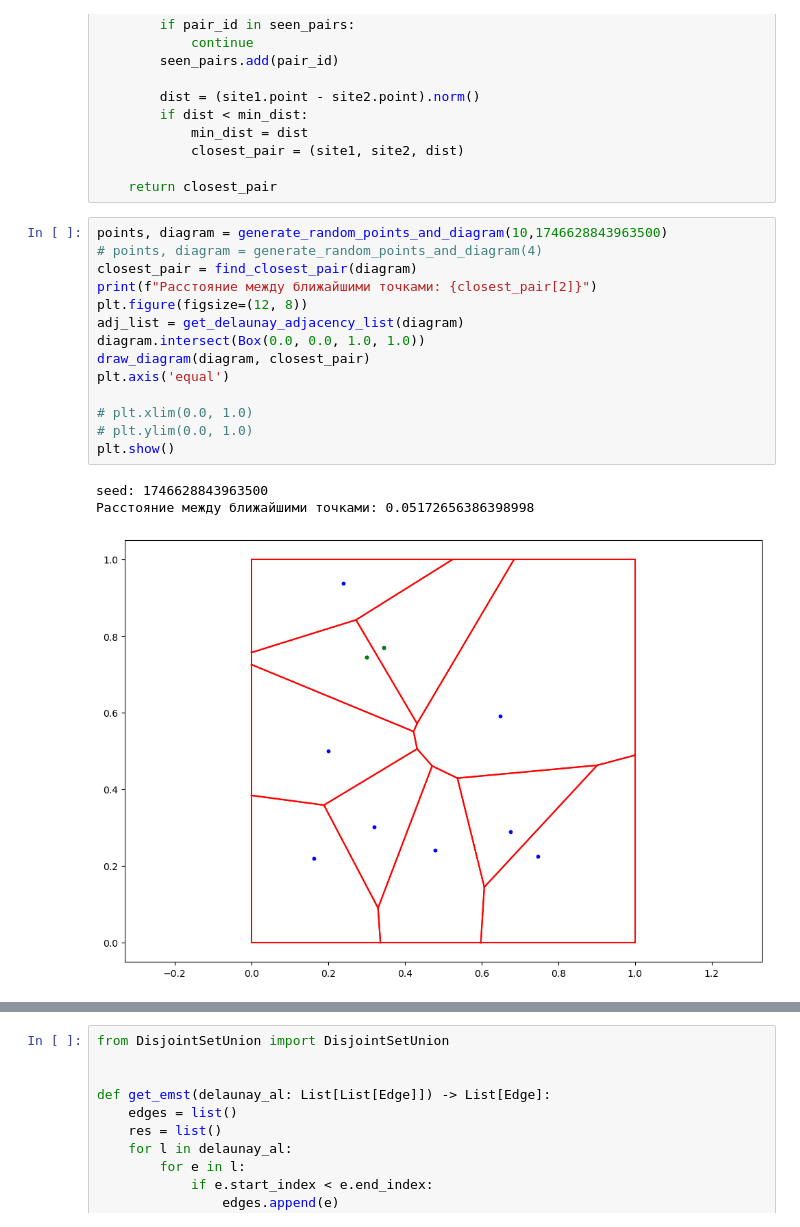
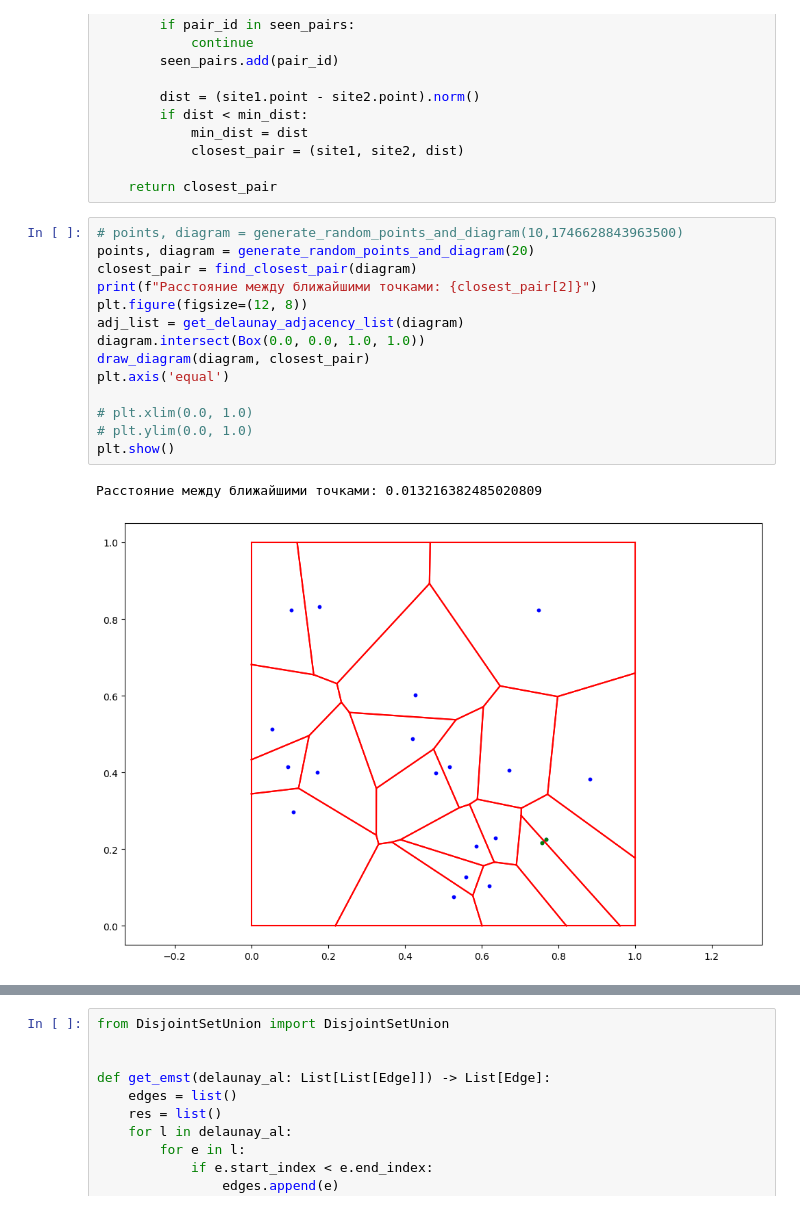
Before and after one commit to fish-from-SanDiego/geom-labs, a Jupyter notebook: voronoi/lab6,8.ipynb, the cells around one changed output, grey strips where cells are left out. Saved outputs shown, nothing was run; the diff lists cells and outputs as text.

```diff
--- a/voronoi/lab6,8.ipynb
+++ b/voronoi/lab6,8.ipynb
@@ -163,23 +163,22 @@ def find_closest_pair(voronoi: VoronoiDiagram):
 
     return closest_pair
 # %%
-points, diagram = generate_random_points_and_diagram(10,1746628843963500)
-# points, diagram = generate_random_points_and_diagram(4)
+# points, diagram = generate_random_points_and_diagram(10,1746628843963500)
+points, diagram = generate_random_points_and_diagram(20)
 closest_pair = find_closest_pair(diagram)
 print(f"Расстояние между ближайшими точками: {closest_pair[2]}")
 plt.figure(figsize=(12, 8))
 adj_list = get_delaunay_adjacency_list(diagram)
 diagram.intersect(Box(0.0, 0.0, 1.0, 1.0))
 draw_diagram(diagram, closest_pair)
 plt.axis('equal')
 
 # plt.xlim(0.0, 1.0)
 # plt.ylim(0.0, 1.0)
 plt.show()
 # %% [output]
-seed: 1746628843963500
-Расстояние между ближайшими точками: 0.05172656386398998
+Расстояние между ближайшими точками: 0.013216382485020809
-[figure, old version]
+[figure, new version]
 # %%
 
 plt.figure(figsize=(12, 8))
```
Also changed, not shown: parts of 3 cells of this notebook, 4 other files.
